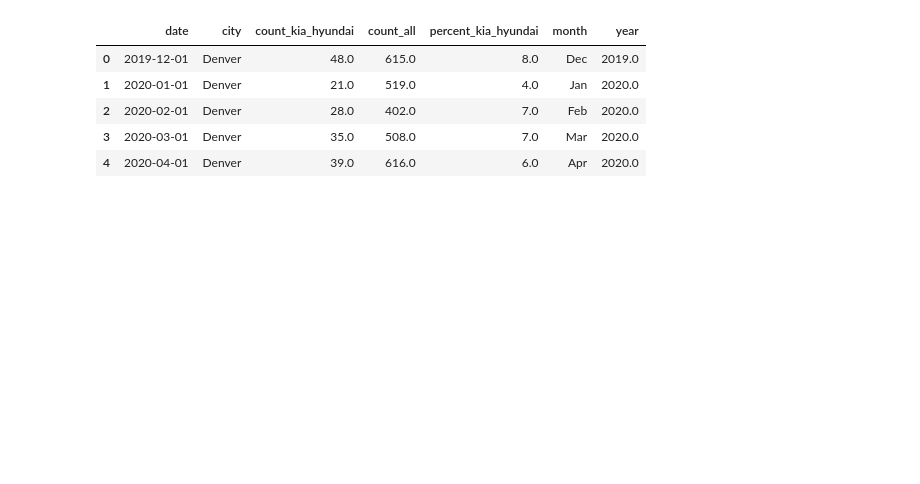
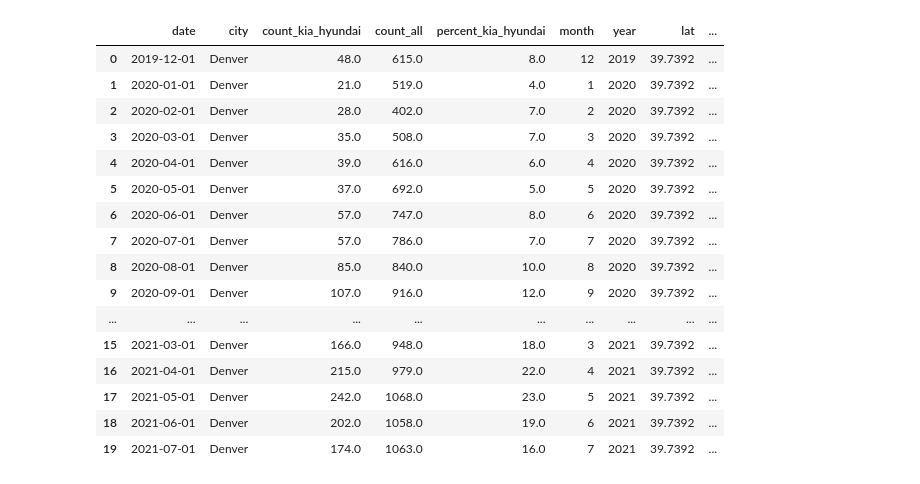
Before and after one commit to mfgeary/dsan5200-project, a Jupyter notebook: code/data-visualizations/us-car-thefts-slider.ipynb, the cells around one changed output. Drawn from its saved outputs; the diff is of its cells as text; code cells hidden in the pictures; blank space fills up the shorter version.

```diff
--- a/code/data-visualizations/us-car-thefts-slider.ipynb
+++ b/code/data-visualizations/us-car-thefts-slider.ipynb
@@ -1,15 +1,46 @@
-# %%
-import pandas as pd
-import altair as alt
-
-# Load the data
-thefts = pd.read_parquet('../../data/clean/kia_hyundia_thefts.parquet')
-
-thefts.head()
-# %% [output]
-|  | date | city | count_kia_hyundai | count_all | percent_kia_hyundai | month | year |
-| 0 | 2019-12-01 | Denver | 48.0 | 615.0 | 8.0 | Dec | 2019.0 |
-| 1 | 2020-01-01 | Denver | 21.0 | 519.0 | 4.0 | Jan | 2020.0 |
-| 2 | 2020-02-01 | Denver | 28.0 | 402.0 | 7.0 | Feb | 2020.0 |
-| 3 | 2020-03-01 | Denver | 35.0 | 508.0 | 7.0 | Mar | 2020.0 |
-| 4 | 2020-04-01 | Denver | 39.0 | 616.0 | 6.0 | Apr | 2020.0 |
+# %%
+import pandas as pd
+import altair as alt
+
+# Load the data
+thefts = pd.read_parquet('../../data/clean/kia_hyundia_thefts.parquet')
+
+# Read in city lat and longs
+city_lat_long = pd.read_csv('../../data/clean/city_lat_long.csv')
+
+# Join the data
+thefts = thefts.merge(city_lat_long, left_on='city', right_on='city', how='left')
+
+# Drop rows were count_all is NA
+thefts = thefts.dropna(subset=['count_all'])
+
+# Get distinct number of dates
+dates = thefts['date'].unique()
+
+# Aggregate the data by year
+thefts['year'] = thefts['date'].apply(lambda x: x.year)
+thefts['month'] = thefts['date'].apply(lambda x: x.month)
+# thefts = thefts.groupby(['city', 'year', 'month', 'lat', 'long']).agg({'count_all': 'sum'}).reset_index()
+
+# # Add numeric for date, ranging from 0 to len(dates)
+# thefts['date_num'] = thefts['date'].apply(lambda x: list(dates).index(x))
+
+thefts.head(20)
+# %% [output]
+|  | date | city | count_kia_hyundai | count_all | percent_kia_hyundai | month | year | lat | ... |
+| 0 | 2019-12-01 | Denver | 48.0 | 615.0 | 8.0 | 12 | 2019 | 39.7392 | ... |
+| 1 | 2020-01-01 | Denver | 21.0 | 519.0 | 4.0 | 1 | 2020 | 39.7392 | ... |
+| 2 | 2020-02-01 | Denver | 28.0 | 402.0 | 7.0 | 2 | 2020 | 39.7392 | ... |
+| 3 | 2020-03-01 | Denver | 35.0 | 508.0 | 7.0 | 3 | 2020 | 39.7392 | ... |
+| 4 | 2020-04-01 | Denver | 39.0 | 616.0 | 6.0 | 4 | 2020 | 39.7392 | ... |
+| 5 | 2020-05-01 | Denver | 37.0 | 692.0 | 5.0 | 5 | 2020 | 39.7392 | ... |
+| 6 | 2020-06-01 | Denver | 57.0 | 747.0 | 8.0 | 6 | 2020 | 39.7392 | ... |
+| 7 | 2020-07-01 | Denver | 57.0 | 786.0 | 7.0 | 7 | 2020 | 39.7392 | ... |
+| 8 | 2020-08-01 | Denver | 85.0 | 840.0 | 10.0 | 8 | 2020 | 39.7392 | ... |
+| 9 | 2020-09-01 | Denver | 107.0 | 916.0 | 12.0 | 9 | 2020 | 39.7392 | ... |
+| ... | ... | ... | ... | ... | ... | ... | ... | ... | ... |
+| 15 | 2021-03-01 | Denver | 166.0 | 948.0 | 18.0 | 3 | 2021 | 39.7392 | ... |
+| 16 | 2021-04-01 | Denver | 215.0 | 979.0 | 22.0 | 4 | 2021 | 39.7392 | ... |
+| 17 | 2021-05-01 | Denver | 242.0 | 1068.0 | 23.0 | 5 | 2021 | 39.7392 | ... |
+| 18 | 2021-06-01 | Denver | 202.0 | 1058.0 | 19.0 | 6 | 2021 | 39.7392 | ... |
+| 19 | 2021-07-01 | Denver | 174.0 | 1063.0 | 16.0 | 7 | 2021 | 39.7392 | ... |
```
Also changed, not shown: parts of 2 cells of this notebook, 5 other files.
